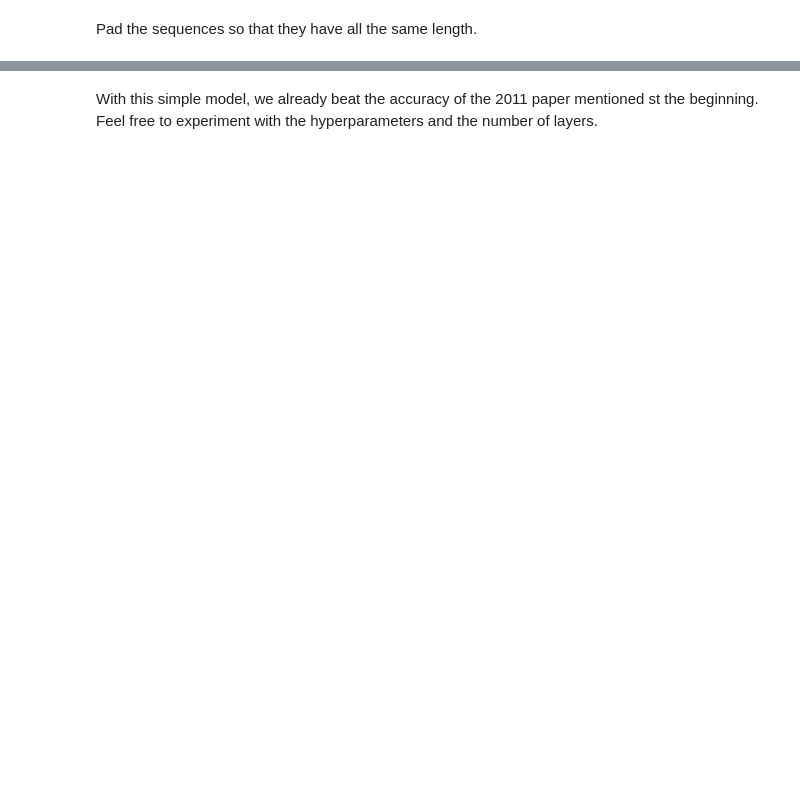
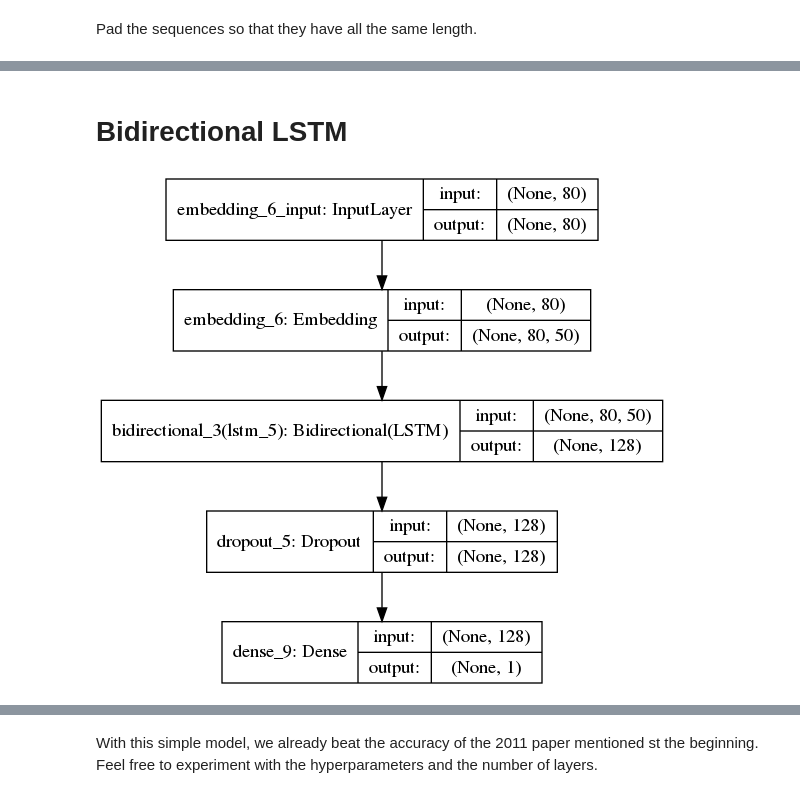
Before and after one commit to Unipisa/HLT, a Jupyter notebook: lstmNet.ipynb, the cells around one changed output, grey strips where cells are left out. Drawn from its saved outputs; the diff is of its cells as text; code cells hidden in the pictures; blank space fills up the shorter version.

```diff
--- a/lstmNet.ipynb
+++ b/lstmNet.ipynb
@@ -170,0 +150,14 @@ Test accuracy: 0.8446
+# %% [markdown]
+# Bidirectional LSTM
+# %%
+from keras.layers import Bidirectional
+
+model = Sequential()
+model.add(Embedding(max_num_words, embedding_dims, input_length=maxlen))
+model.add(Bidirectional(LSTM(64)))
+model.add(Dropout(0.5))
+model.add(Dense(1, activation='sigmoid'))
+
+plot_model(model, show_shapes=True)
+# %% [output]
+[figure, added]
```
Also changed, not shown: parts of 29 cells of this notebook, 12 other files.
